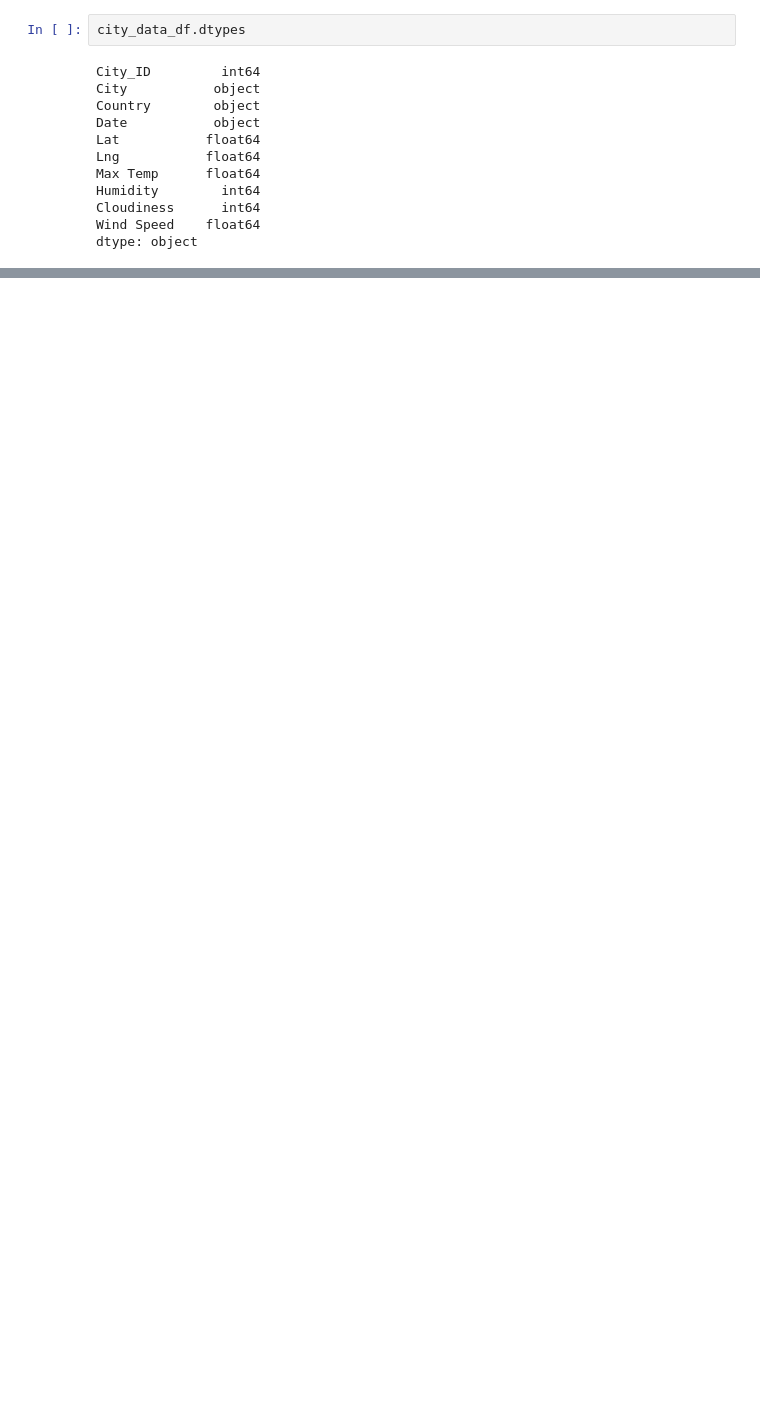
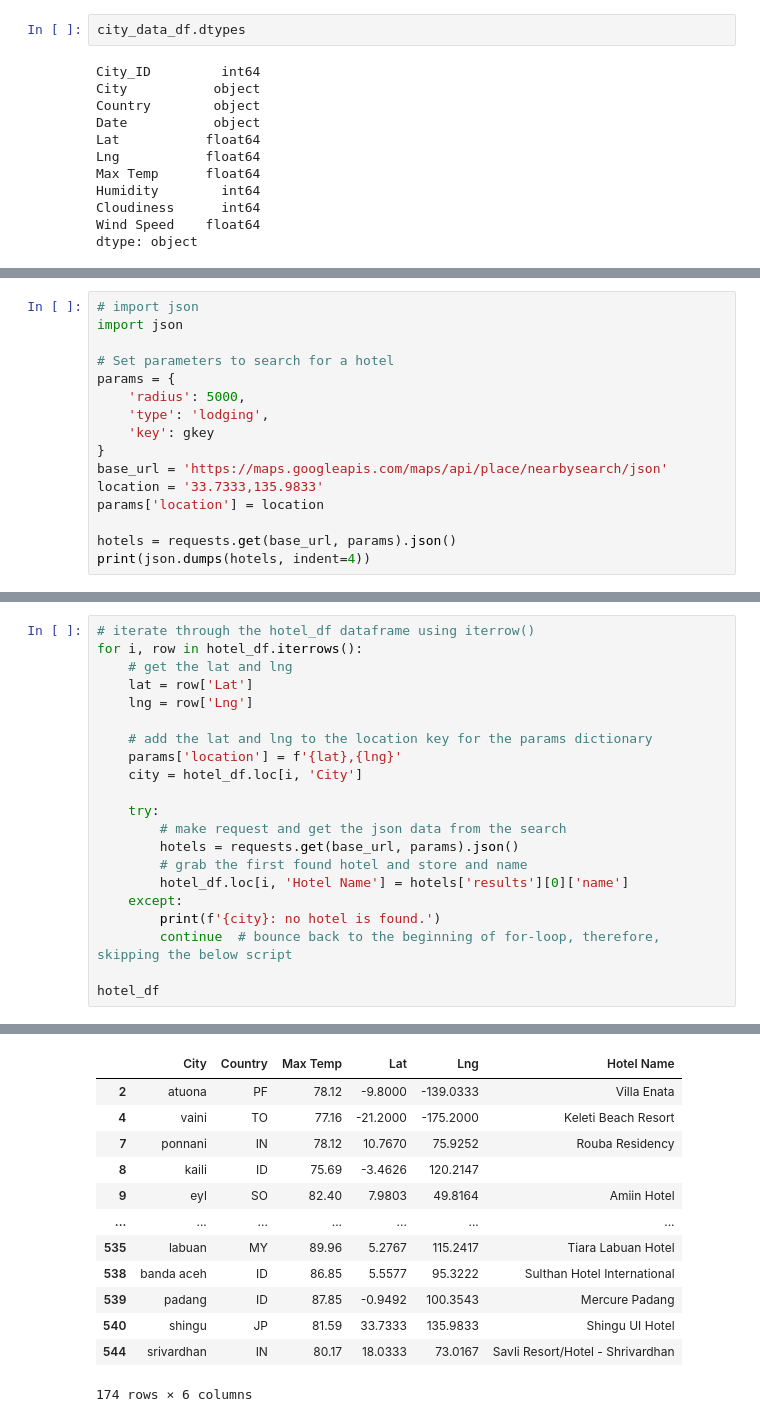
Before and after one commit to alexyang1818/bootcamp6_weatherPy, a Jupyter notebook: VacationPy.ipynb, the cells around one changed output, grey strips where cells are left out. Saved outputs shown, nothing was run; the diff lists cells and outputs as text; blank space fills up the shorter version.

```diff
--- a/VacationPy.ipynb
+++ b/VacationPy.ipynb
@@ -118,0 +182,16 @@ fig
+# %%
+# import json
+import json
+
+# Set parameters to search for a hotel
+params = {
+    'radius': 5000,
+    'type': 'lodging',
+    'key': gkey
+}
+base_url = 'https://maps.googleapis.com/maps/api/place/nearbysearch/json'
+location = '33.7333,135.9833'
+params['location'] = location
+
+hotels = requests.get(base_url, params).json()
+print(json.dumps(hotels, indent=4))
@@ -118,0 +222,22 @@ fig
+# %%
+# iterate through the hotel_df dataframe using iterrow()
+for i, row in hotel_df.iterrows():
+    # get the lat and lng
+    lat = row['Lat']
+    lng = row['Lng']
+
+    # add the lat and lng to the location key for the params dictionary
+    params['location'] = f'{lat},{lng}'
+    city = hotel_df.loc[i, 'City']
+
+    try:
+        # make request and get the json data from the search
+        hotels = requests.get(base_url, params).json()
+        # grab the first found hotel and store and name
+        hotel_df.loc[i, 'Hotel Name'] = hotels['results'][0]['name']
+    except:
+        print(f'{city}: no hotel is found.')
+        continue  # bounce back to the beginning of for-loop, therefore, skipping the below script
+
+hotel_df
+# %% [output]
@@ -118,0 +256,13 @@ fig
+|  | City | Country | Max Temp | Lat | Lng | Hotel Name |
+| 2 | atuona | PF | 78.12 | -9.8000 | -139.0333 | Villa Enata |
+| 4 | vaini | TO | 77.16 | -21.2000 | -175.2000 | Keleti Beach Resort |
+| 7 | ponnani | IN | 78.12 | 10.7670 | 75.9252 | Rouba Residency |
+| 8 | kaili | ID | 75.69 | -3.4626 | 120.2147 |  |
+| 9 | eyl | SO | 82.40 | 7.9803 | 49.8164 | Amiin Hotel |
+| ... | ... | ... | ... | ... | ... | ... |
+| 535 | labuan | MY | 89.96 | 5.2767 | 115.2417 | Tiara Labuan Hotel |
+| 538 | banda aceh | ID | 86.85 | 5.5577 | 95.3222 | Sulthan Hotel International |
+| 539 | padang | ID | 87.85 | -0.9492 | 100.3543 | Mercure Padang |
+| 540 | shingu | JP | 81.59 | 33.7333 | 135.9833 | Shingu UI Hotel |
+| 544 | srivardhan | IN | 80.17 | 18.0333 | 73.0167 | Savli Resort/Hotel - Shrivardhan |
+174 rows × 6 columns
```
Also changed, not shown: parts of 12 cells of this notebook, 1 other file.
